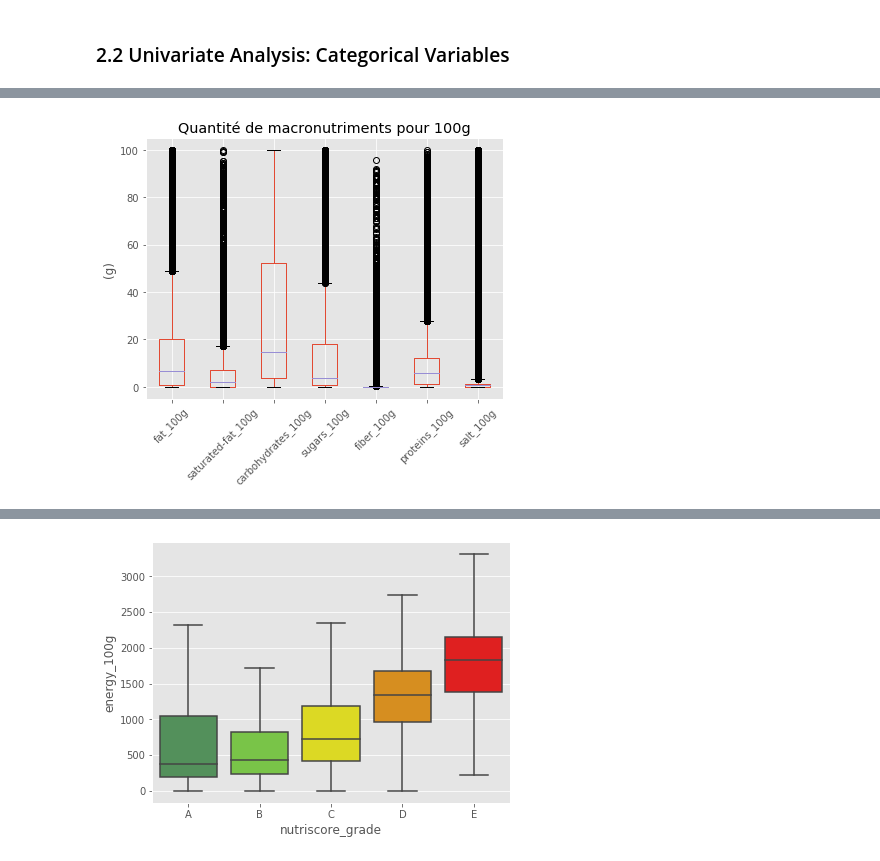
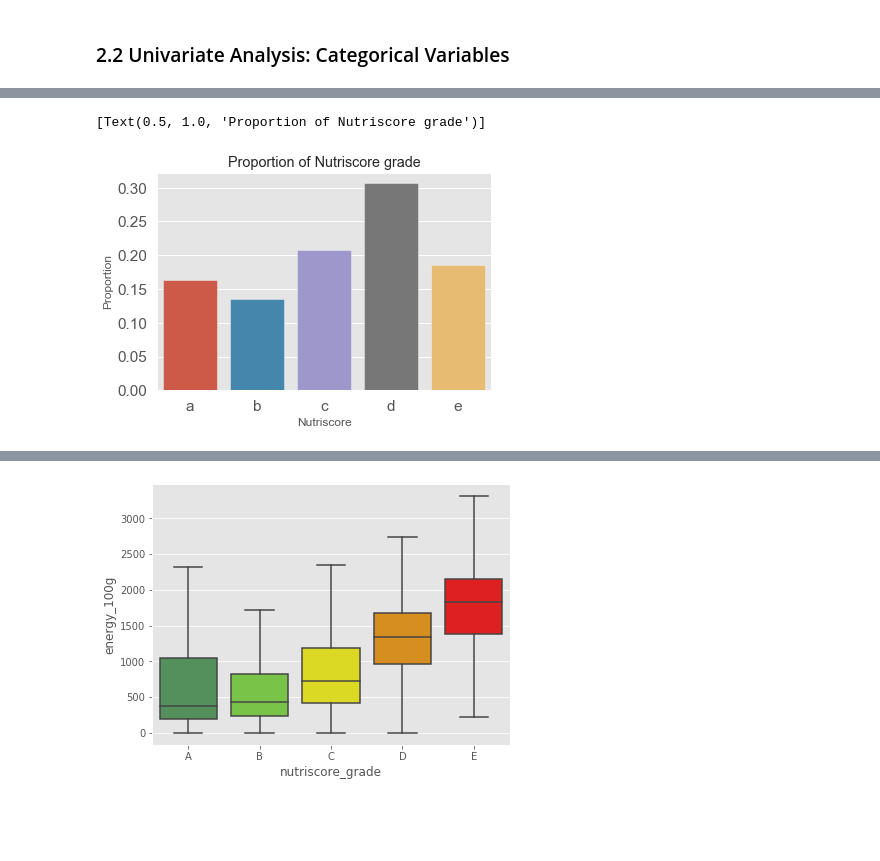
Before and after one commit to mariusbiteau/Groceries-Nutriscore-Prediction, a Jupyter notebook: Analysis_Groceries-Nutriscore-Prediction.ipynb, the cells around one changed output, grey strips where cells are left out. Saved outputs shown, nothing was run; the diff lists cells and outputs as text; code cells hidden in the pictures; blank space fills up the shorter version.

```diff
--- a/Analysis_Groceries-Nutriscore-Prediction.ipynb
+++ b/Analysis_Groceries-Nutriscore-Prediction.ipynb
@@ -247,9 +243,13 @@ plt.show()
-# %%
-df[macro_nutriments_labels].drop(columns="energy_100g").boxplot()
-plt.xticks(rotation=45)
-plt.ylabel("(g)")
-plt.title("Quantité de macronutriments pour 100g")
-plt.style.use('ggplot')
-plt.show()
-# %% [output]
-[figure, removed]
+# %%
+x, y = "Nutriscore", "Proportion"
+
+prop_df = (df["nutriscore_grade"]
+           .value_counts(normalize=True)
+           .rename_axis(x)
+           .rename(y)
+           .reset_index())
+
+sns.barplot(x=x, y=y, data=prop_df).set(title = 'Proportion of Nutriscore grade')
+# %% [output]
+[Text(0.5, 1.0, 'Proportion of Nutriscore grade')]
+[figure, added]
```
Also changed, not shown: parts of 45 cells of this notebook, 1 other file.
